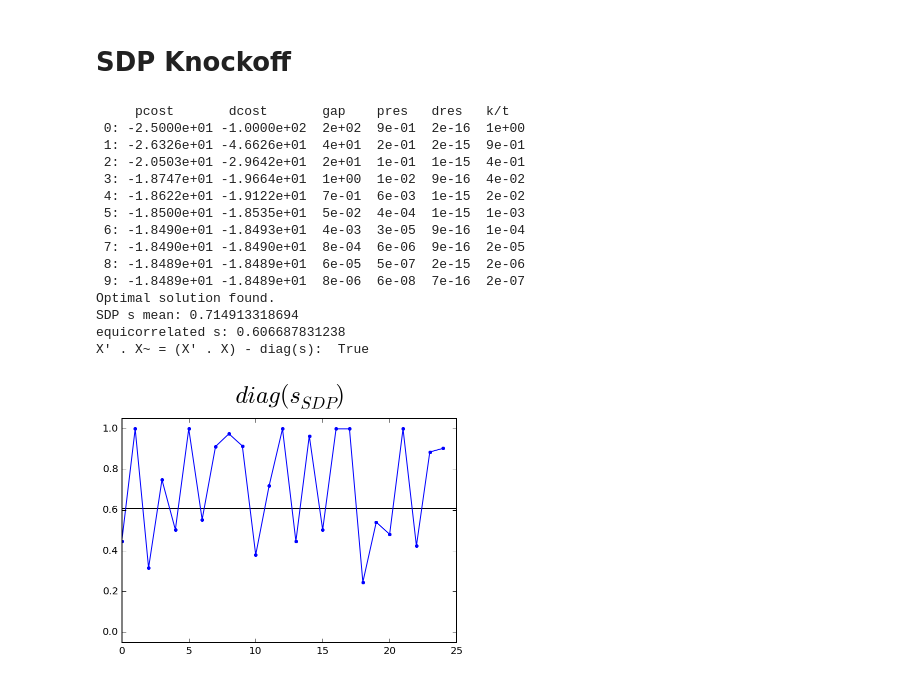
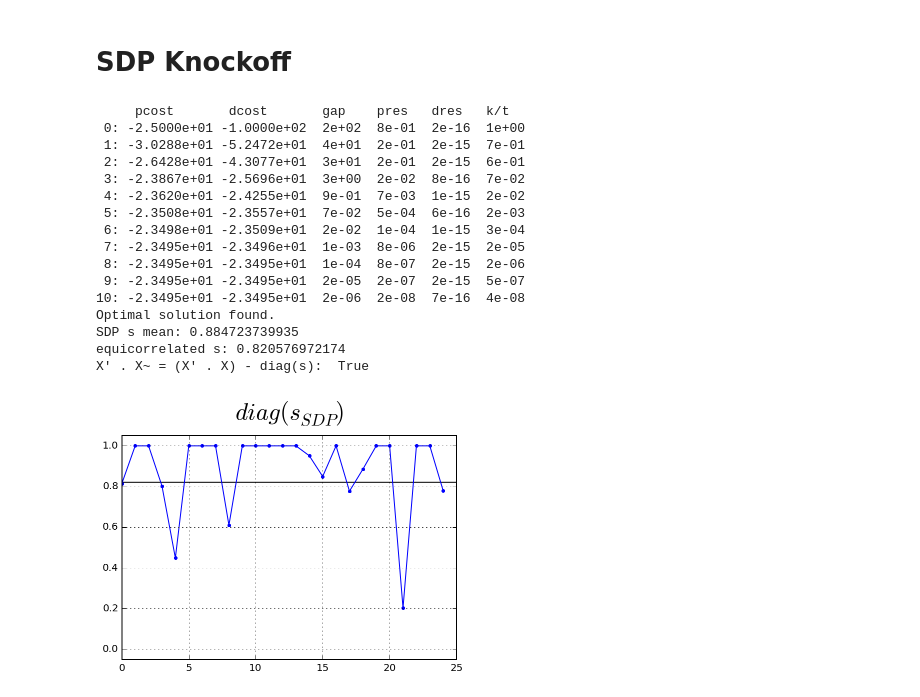
Before and after one commit to alexhuth/knockoff, a Jupyter notebook: Knockoff.ipynb, the cells around one changed output. Cells and saved outputs as stored; diff of their text form; code cells hidden in the pictures.

```diff
--- a/Knockoff.ipynb
+++ b/Knockoff.ipynb
@@ -27,14 +27,14 @@ def matshow_symm(data, *args, **kwargs):
 # and partly noise features (which are uncorrelated)
 
 n = 100
-psine = 1 # number of sinusoidal features
-pnoise = 24 # number of noise features
+psine = 24 # number of sinusoidal features
+pnoise = 1 # number of noise features
 p = psine + pnoise # total number of features
 
 randomize = False
 
-ip = 8 # ~ number of independent sinusoidal features
-noise = 0.0 # additive noise level (on top of sinusoidal features)
+ip = 15 # ~ number of independent sinusoidal features
+noise = 0.5 # additive noise level (on top of sinusoidal features)
 
 # Generate sinewave features
 X = np.vstack([np.sin(np.linspace(0, 2*np.pi, n) * t) for t in np.linspace(1, 2*ip, psine)]).T
@@ -45,8 +45,25 @@ X += np.random.randn(*X.shape) * noise
 # Generate some pure noise features
 X = np.hstack([X, np.random.randn(n, pnoise)])
 
+# Amplify some rows
+#X[p/2:3*p/2] *= 5
+#X[3*p/2:3*p] *= 5
+#X[n-p:] *= 5
+
 # Normalize columns of X to 1
 X /= np.linalg.norm(X, axis=0)
+
+
+# Generate beta & y
+beta = np.sort(np.random.randn(p))
+beta[np.abs(beta) < 1.0] = 0 # sparsify?
+
+y = np.dot(X, beta)
+
+# Find covariance between X & y, X~ & y
+Xy = np.dot(X.T, y)
+Xy_ko1 = np.dot(X_ko1.T, y)
+Xy_ko2 = np.dot(X_ko2.T, y)
 # %%
 # Show feature matrix
 matshow_symm(X.T); colorbar(); rtitle(r"Feature matrix: $X^\top$");
@@ -225,28 +242,30 @@ assert np.allclose(sG1, sG2)
 print "X' . X~ = (X' . X) - diag(s): ", np.allclose(np.dot(X.T, X) - x * np.eye(p), sG1[p:,:p])
 # %% [output]
      pcost       dcost       gap    pres   dres   k/t
- 0: -2.5000e+01 -1.0000e+02  2e+02  9e-01  2e-16  1e+00
- 1: -2.6326e+01 -4.6626e+01  4e+01  2e-01  2e-15  9e-01
- 2: -2.0503e+01 -2.9642e+01  2e+01  1e-01  1e-15  4e-01
- 3: -1.8747e+01 -1.9664e+01  1e+00  1e-02  9e-16  4e-02
- 4: -1.8622e+01 -1.9122e+01  7e-01  6e-03  1e-15  2e-02
- 5: -1.8500e+01 -1.8535e+01  5e-02  4e-04  1e-15  1e-03
- 6: -1.8490e+01 -1.8493e+01  4e-03  3e-05  9e-16  1e-04
- 7: -1.8490e+01 -1.8490e+01  8e-04  6e-06  9e-16  2e-05
- 8: -1.8489e+01 -1.8489e+01  6e-05  5e-07  2e-15  2e-06
- 9: -1.8489e+01 -1.8489e+01  8e-06  6e-08  7e-16  2e-07
+ 0: -2.5000e+01 -1.0000e+02  2e+02  8e-01  2e-16  1e+00
+ 1: -3.0288e+01 -5.2472e+01  4e+01  2e-01  2e-15  7e-01
+ 2: -2.6428e+01 -4.3077e+01  3e+01  2e-01  2e-15  6e-01
+ 3: -2.3867e+01 -2.5696e+01  3e+00  2e-02  8e-16  7e-02
+ 4: -2.3620e+01 -2.4255e+01  9e-01  7e-03  1e-15  2e-02
+ 5: -2.3508e+01 -2.3557e+01  7e-02  5e-04  6e-16  2e-03
+ 6: -2.3498e+01 -2.3509e+01  2e-02  1e-04  1e-15  3e-04
+ 7: -2.3495e+01 -2.3496e+01  1e-03  8e-06  2e-15  2e-05
+ 8: -2.3495e+01 -2.3495e+01  1e-04  8e-07  2e-15  2e-06
+ 9: -2.3495e+01 -2.3495e+01  2e-05  2e-07  2e-15  5e-07
+10: -2.3495e+01 -2.3495e+01  2e-06  2e-08  7e-16  4e-08
 Optimal solution found.
-SDP s mean: 0.714913318694
-equicorrelated s: 0.606687831238
+SDP s mean: 0.884723739935
+equicorrelated s: 0.820576972174
 X' . X~ = (X' . X) - diag(s):  True
 # %%
 # x (or s_{SDP}) is how much correlation is removed for each feature channel
 plot(x, '.-'); ylim(-0.05, 1.05); title("$diag(s_{SDP})$", y=1.05);
 
 # this is how much was removed for all channels in equicorrelated case
 hlines(s, 0, p);
+grid();
 # %% [output]
-[figure, old version]
+[figure, new version]
 # %%
 matshow_symm(X.T); colorbar(); rtitle(r"Original features: $X^\top$")
 
```
Also changed, not shown: parts of 20 cells of this notebook.
